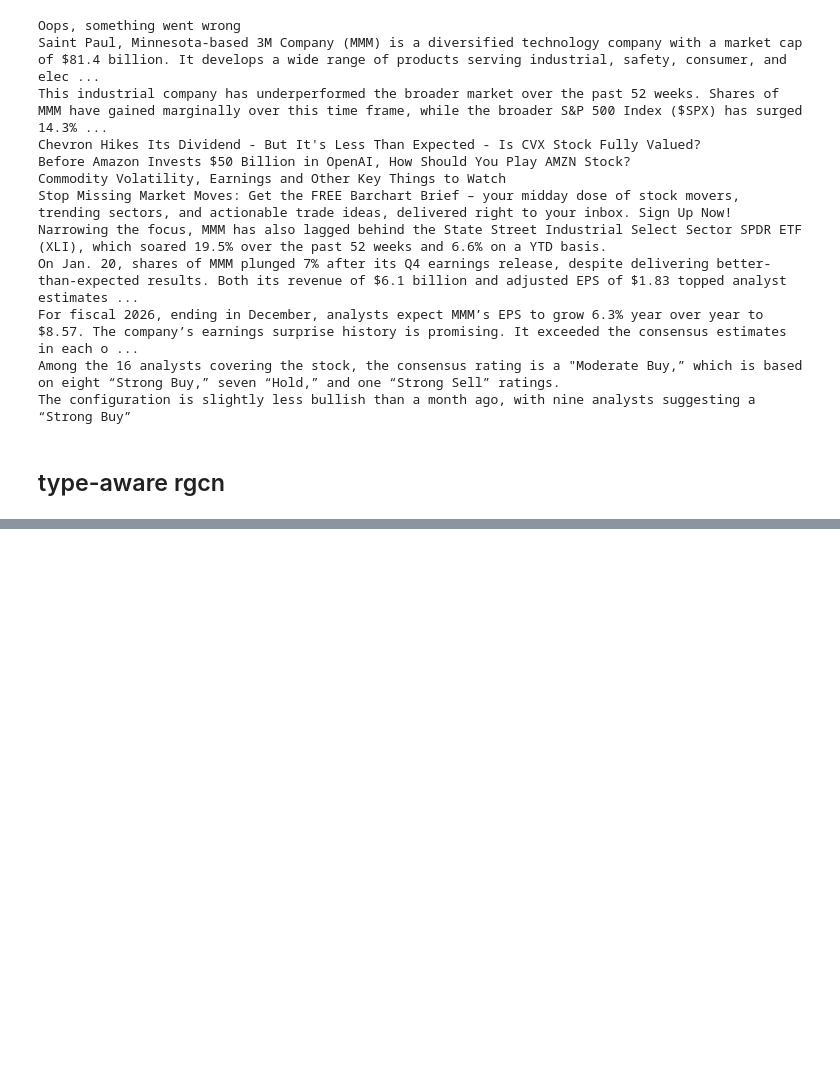
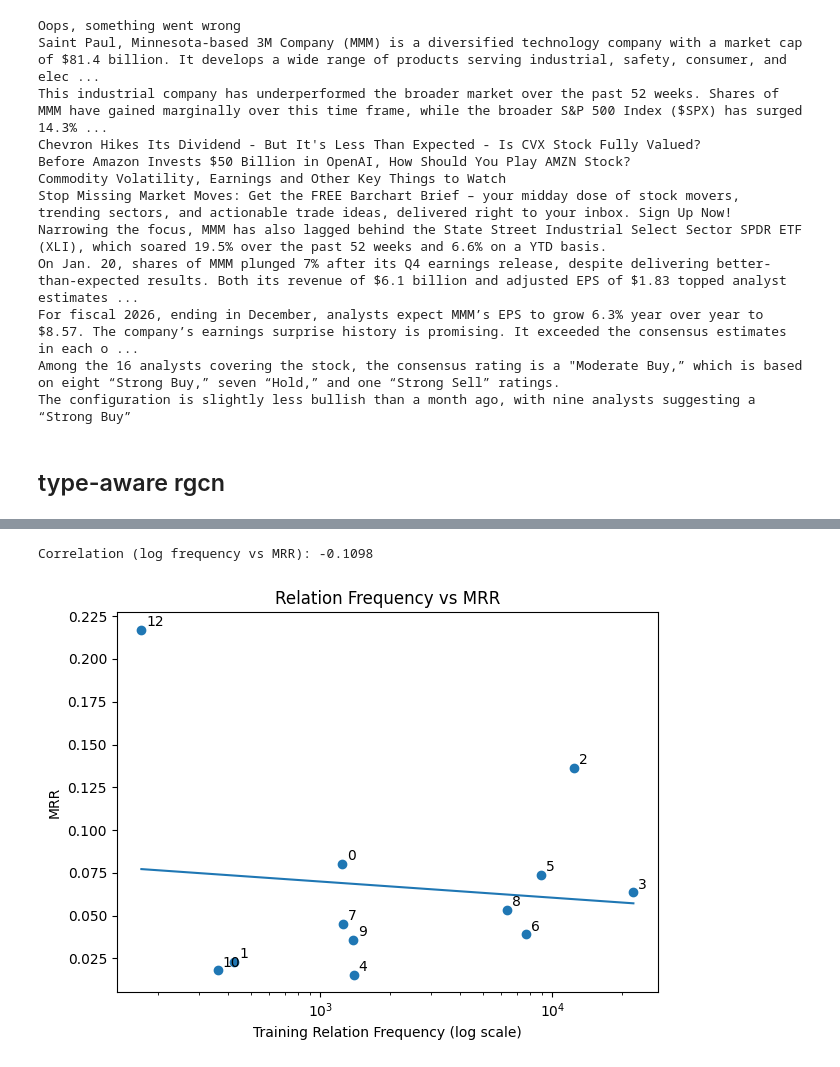
Before and after one commit to olesasha/finkg_intdp, a Jupyter notebook: scripts/testing.ipynb, the cells around one changed output, grey strips where cells are left out. Drawn from its saved outputs; the diff is of its cells as text; code cells hidden in the pictures; blank space fills up the shorter version.

```diff
--- a/scripts/testing.ipynb
+++ b/scripts/testing.ipynb
@@ -317,0 +339,29 @@ The configuration is slightly less bullish than a month ago, with nine analysts
+# %%
+import torch
+
+edge_index = data["edge_index"]
+edge_type = data["edge_type"]
+
+num_nodes = data["num_nodes"]
+num_relations = data["num_relations"]
+num_types = data["num_types"]
+
+df = data["df"]
+
+triples = torch.tensor(
+    df[["h", "r", "t"]].values,  # remove 's'
+    dtype=torch.long
+)
+
+
+seed = 11
+torch.manual_seed(seed)
+torch.cuda.manual_seed(seed)
+
+perm = torch.randperm(len(triples))
+triples = triples[perm]
+
+n = len(triples)
+train_triples = triples[:int(0.8*n)]
+val_triples   = triples[int(0.8*n):int(0.9*n)]
+test_triples  = triples[int(0.9*n):]
@@ -317,0 +644,5 @@ The configuration is slightly less bullish than a month ago, with nine analysts
+# %%
+plot_frequency_vs_mrr(rel_counts, per_relation_metrics)
+# %% [output]
+Correlation (log frequency vs MRR): -0.1098
+[figure, added]
```
Also changed, not shown: parts of 8 cells of this notebook, 2 other files.
